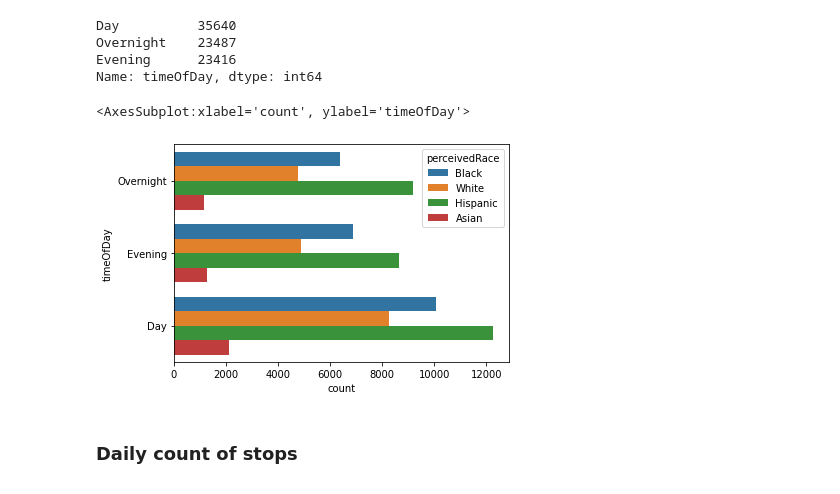
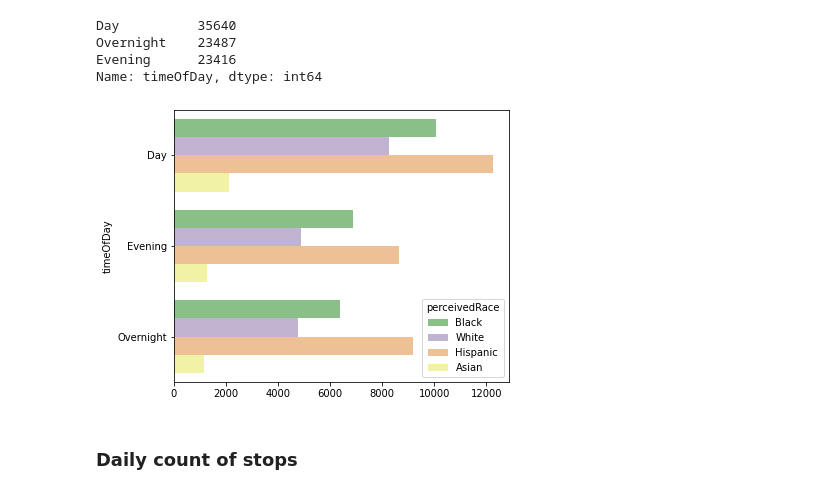
Before and after one commit to tsamba120/Long-Beach-Policing-Analysis, a Jupyter notebook: notebooks/lbpd_eda.ipynb, the cells around one changed output. Saved outputs shown, nothing was run; the diff lists cells and outputs as text; code cells hidden in the pictures.

```diff
--- a/notebooks/lbpd_eda.ipynb
+++ b/notebooks/lbpd_eda.ipynb
@@ -51,7 +54,6 @@ lb_census = pd.read_csv('/Users/terencerustia/Documents/Data Science/Long Beach
 # %%
-plt.style.use('fivethirtyeight')
 fig, ax = plt.subplots(figsize=(6,6))
-g = sns.barplot(x='total_stops', y='race', data=stop_sums, palette='Accent_r')
+g = sns.barplot(x='total_stops', y='race', data=stop_sums, palette='Accent')
 g.set_ylabel('')
 g.set_xlabel('Total Stops', fontsize=12)
 g.set_title('Number of LBPD Stops by Race')
@@ -109,8 +111,7 @@ stops_per_thousand                                            3025.2
 dtype: object
 # %%
-plt.style.use('fivethirtyeight')
 fig, ax = plt.subplots(figsize=(6,6))
-g = sns.barplot(x='stops_per_thousand', y='race', data=stop_sums_pop, palette='Accent')
+g = sns.barplot(x='perThou', y='race', data=stop_sums_pop, palette='Accent')
 g.set_ylabel('')
 g.set_xlabel('Total Stops', fontsize=12)
 g.set_title('Number of LBPD Stops by Race Per Thousand')
@@ -323,8 +410,11 @@ Overnight    23487
 Evening      23416
 Name: timeOfDay, dtype: int64
 # %%
-staging_df = time_series_df[time_series_df['perceivedRace'].isin(['Hispanic', 'Black', 'Asian', 'White'])]
-sns.countplot(y='timeOfDay', data=staging_df, hue='perceivedRace')
+time_day_race_df = time_series_df[time_series_df['perceivedRace'].isin(['Hispanic', 'Black', 'Asian', 'White'])]
+
+fig, ax = plt.subplots(figsize=(6,5))
+g = sns.countplot(y='timeOfDay', data=time_day_race_df, hue='perceivedRace', palette='Accent',
+order=['Day', 'Evening', 'Overnight'])
+g.set_xlabel('');
 # %% [output]
-<AxesSubplot:xlabel='count', ylabel='timeOfDay'>
-[figure, old version]
+[figure, new version]
```
Also changed, not shown: parts of 36 cells of this notebook.
